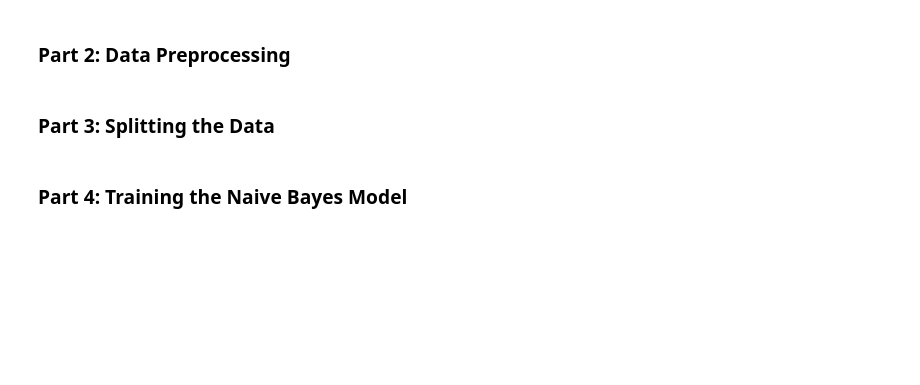
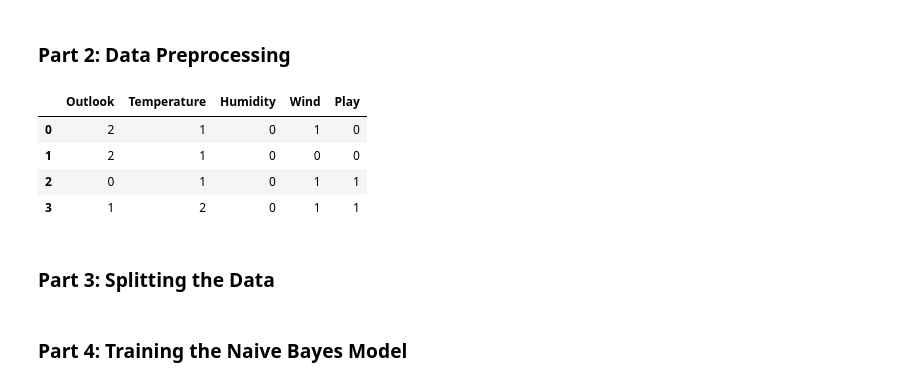
Before and after one commit to basilelt/fouille-de-donnees, a Jupyter notebook: bayes/4_Bayes.ipynb, the cells around one changed output. Saved outputs shown, nothing was run; the diff lists cells and outputs as text; code cells hidden in the pictures; blank space fills up the shorter version.

```diff
--- a/bayes/4_Bayes.ipynb
+++ b/bayes/4_Bayes.ipynb
@@ -23,14 +31,30 @@ import pandas as pd
 # %%
 # Import LabelEncoder from sklearn
 from sklearn.preprocessing import LabelEncoder
 
 # Initialize a LabelEncoder
 encoder = LabelEncoder()
 
 # TODO: Apply the encoder to each categorical column and replace the column with encoded data
 # Example: data['Outlook'] = encoder.fit_transform(data['Outlook'])
+# data['Outlook'] = encoder.fit_transform(data['Outlook'])
+# data['Temperature'] = encoder.fit_transform(data['Temperature'])
+# data['Humidity'] = encoder.fit_transform(data['Humidity'])
+# data['Wind'] = encoder.fit_transform(data['Wind'])
+# data['Play'] = encoder.fit_transform(data['Play'])
+
+for column in data.columns:
+    #print(column)
+    data[column] = encoder.fit_transform(data[column])
 
 # TODO: Display the transformed data
+data[0:4]
+# %% [output]
+|  | Outlook | Temperature | Humidity | Wind | Play |
+| 0 | 2 | 1 | 0 | 1 | 0 |
+| 1 | 2 | 1 | 0 | 0 | 0 |
+| 2 | 0 | 1 | 0 | 1 | 1 |
+| 3 | 1 | 2 | 0 | 1 | 1 |
 # %% [markdown]
 ### Part 3: Splitting the Data
 # %%
```
Also changed, not shown: parts of 4 cells of this notebook, 2 other files.
